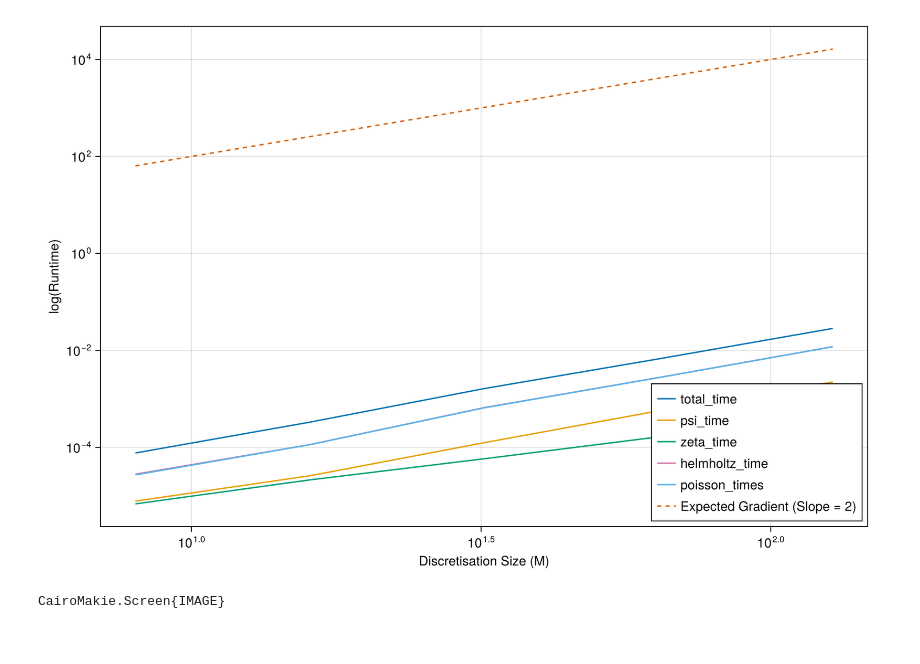
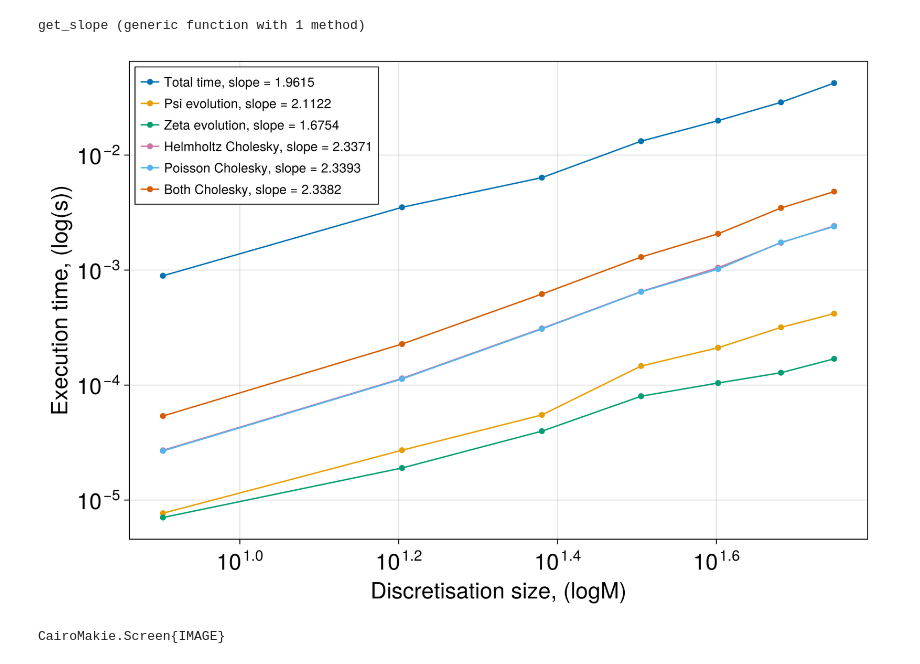
Before and after one commit to JSLeadbetter/julia-ocean-modelling, a Jupyter notebook: notebooks/jupyter/julia_parts_graph.ipynb, the cells around one changed output. Drawn from its saved outputs; the diff is of its cells as text; code cells hidden in the pictures.

Commit message:
Plotting and benchmarking

```diff
--- a/notebooks/jupyter/julia_parts_graph.ipynb
+++ b/notebooks/jupyter/julia_parts_graph.ipynb
@@ -18,31 +7,40 @@ df = CSV.read("../../julia_parts_benchmark.csv", DataFrame)
+# %%
+function get_slope(x, y)
+    fit = linear_fit(log.(x), log.(y))
+    slope = round(fit[2]; digits=4)
+    return slope
+end
+# %% [output]
+get_slope (generic function with 1 method)
 # %%
-
-
-# Calculate the slope of log-log values to check for second order convergence.
-# fit = linear_fit(log.(M_list), log.(errors))
-# slope = round(fit[2]; digits=4)
+df = CSV.read("../../julia_parts_benchmark4.csv", DataFrame)
 
 fig = Figure(size = (900, 600), figure_padding = 10)
-ax = Axis(fig[1, 1], xscale=log10, yscale=log10, xlabel="Discretisation Size (M)", ylabel="log(Runtime)")
+ax = Axis(fig[1, 1], xscale=log10, yscale=log10, xlabel="Discretisation size, (logM)", ylabel="Execution time, (log(s))")
+# ax = Axis(fig[1, 1], xlabel="Discretisation Size (M)", ylabel="Runtime")
 
-x_values = df[:, 1]
+df[!, "Both Cholesky"] = df[:, 5] + df[:, 6]
+x_values = df[1:7, 1]
 
 expected_curve(x) = x^2
 ideal_curve = expected_curve.(x_values)
 
 for col in names(df)[2:end]  # Skip the first column (used as x-axis)
-    lines!(ax, x_values, df[:, col], label=col)
+    fit = linear_fit(log.(x_values), log.(df[1:7, col]))
+    slope = round(fit[2]; digits=4)
+    scatterlines!(ax, x_values, df[1:7, col], label="$col, slope = $slope")
 end
 
+ax.xlabelsize = fontsize
+ax.xticklabelsize = fontsize
+ax.yticklabelsize = fontsize
+ax.ylabelsize = fontsize
 
-# lines!(ax, M_list, errors, label="Global Error (Slope = $slope)")
-lines!(ax, x_values, ideal_curve, linestyle=:dash, label="Expected Gradient (Slope = 2)")
+# Legend(fig[1, 1], ax, position = :lt, labelsize=fontsize)
 
-axislegend(position = :rb)
-
+axislegend(ax, position = :lt)
 display(fig)
-
-# save(plot_name, fig)
+save("../../plots/julia_parts.png", fig)
 # %% [output]
-[figure, old version]
+[figure, new version]
 CairoMakie.Screen{IMAGE}
```
Also changed, not shown: parts of 2 cells of this notebook, 12 other files.
